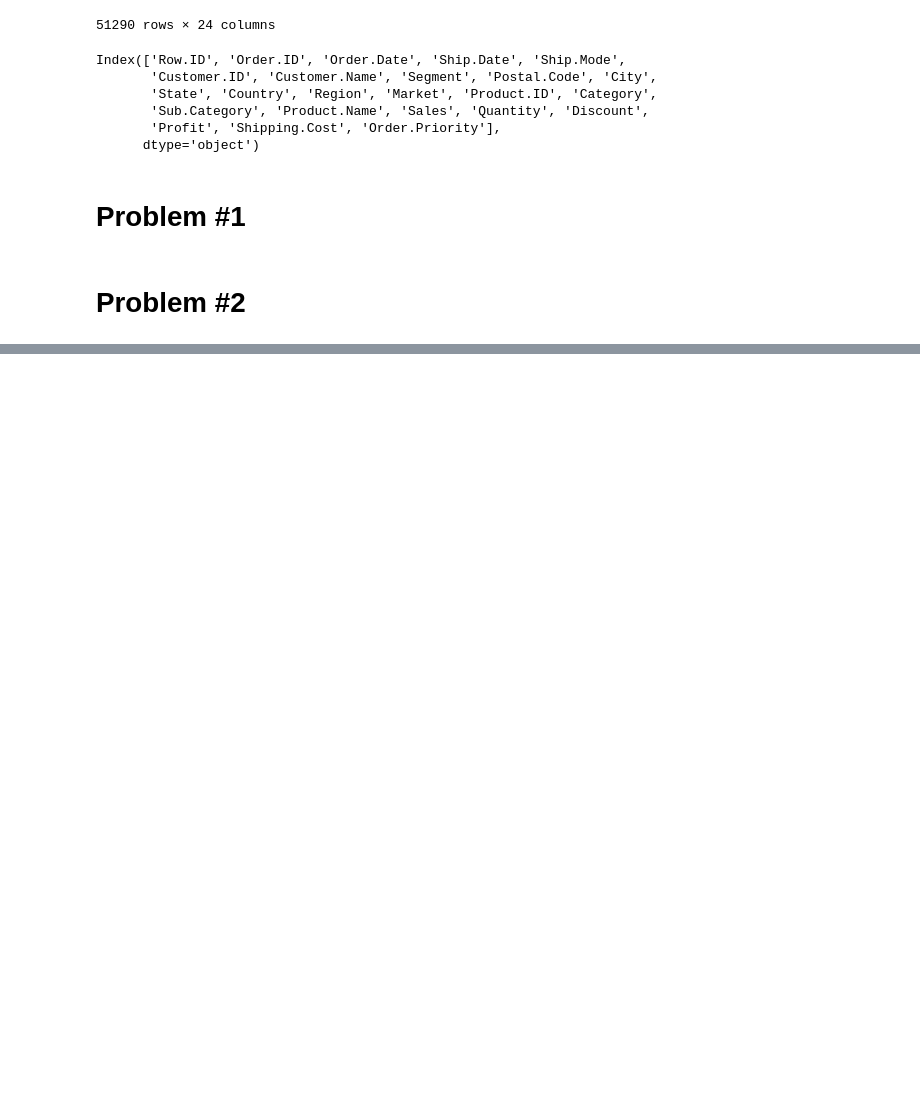
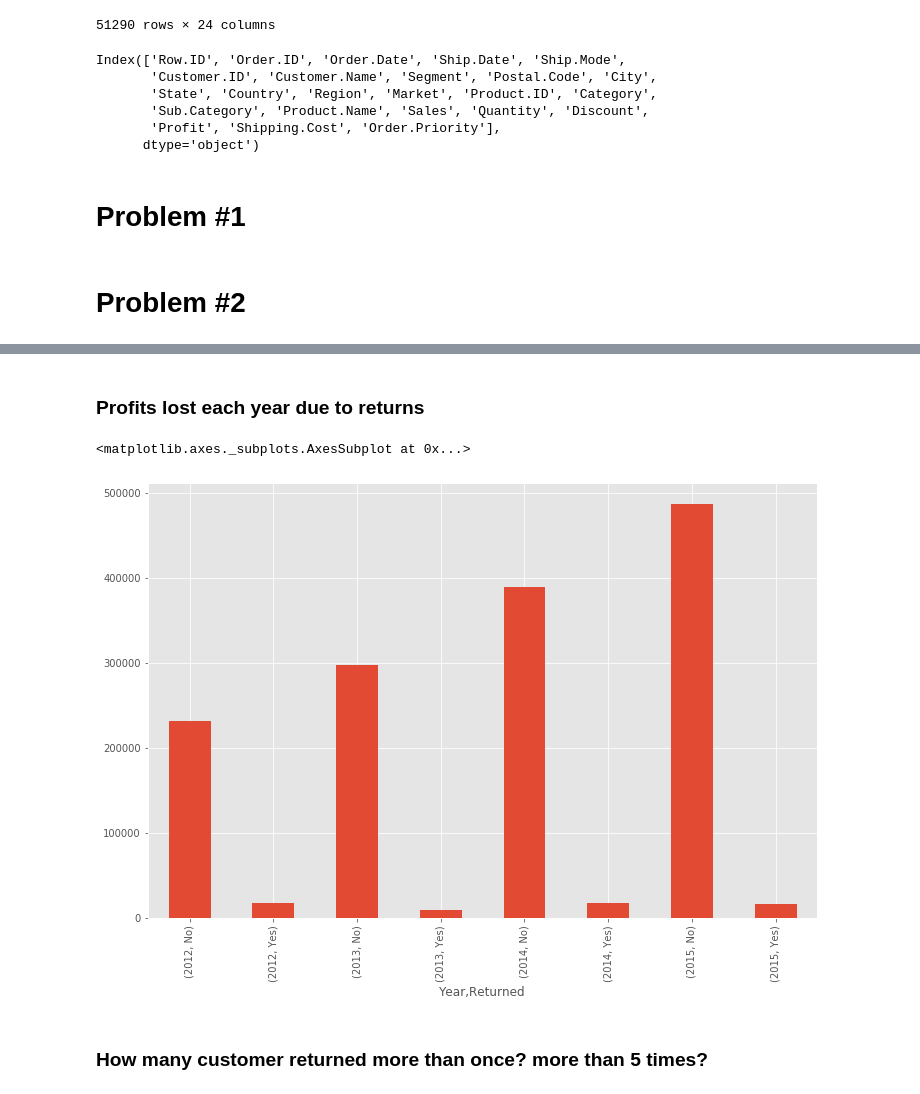
Before and after one commit to bbzou/ML_Lab, a Jupyter notebook: Xavier.ipynb, the cells around one changed output, grey strips where cells are left out. Cells and saved outputs as stored; diff of their text form; code cells hidden in the pictures; blank space fills up the shorter version.

```diff
--- a/Xavier.ipynb
+++ b/Xavier.ipynb
@@ -50,0 +81,4 @@ date_group=df.groupby('Order.Date')
+# %%
+df2=pd.read_csv("Returns.csv")
+# %%
+df2=df2.rename(columns={'Order ID': 'Order.ID'})
@@ -50,0 +89,13 @@ date_group=df.groupby('Order.Date')
+# %%
+df3=pd.merge(df, df2, how="outer", on="Order.ID")
+# %%
+df3['Returned']=df3['Returned'].fillna('No')
+# %% [markdown]
+### Profits lost each year due to returns
+# %%
+df3.groupby(['Year', 'Returned'])['Profit'].sum().plot.bar(figsize=(12,8))
+# %% [output]
+<matplotlib.axes._subplots.AxesSubplot at 0x...>
+[figure, added]
+# %% [markdown]
+### How many customer returned more than once? more than 5 times?
```
Also changed, not shown: parts of 31 cells of this notebook.
